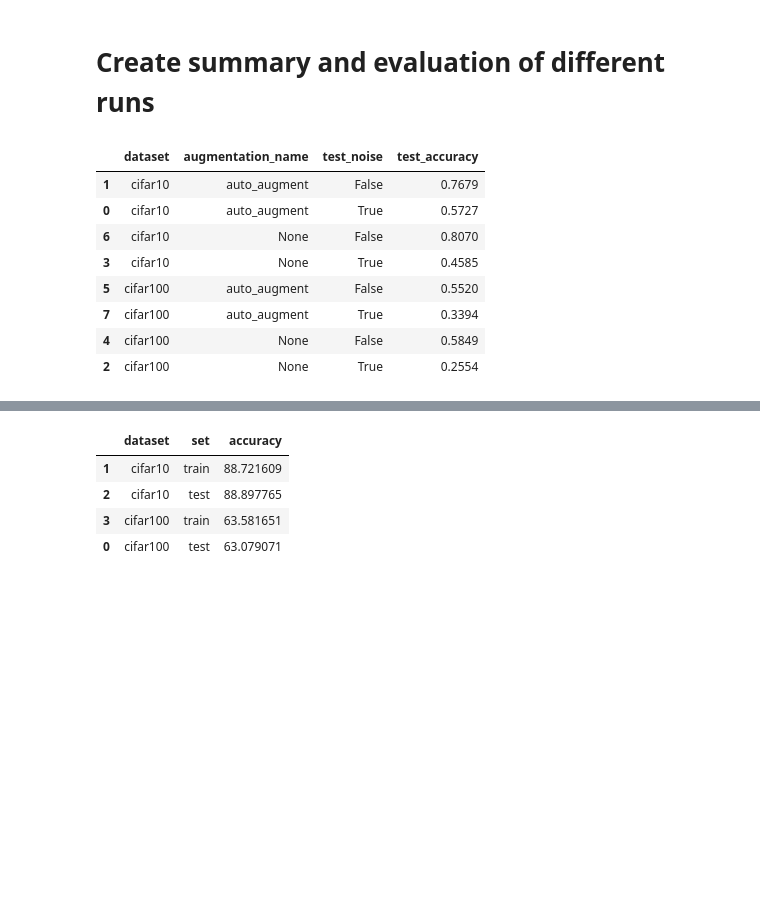
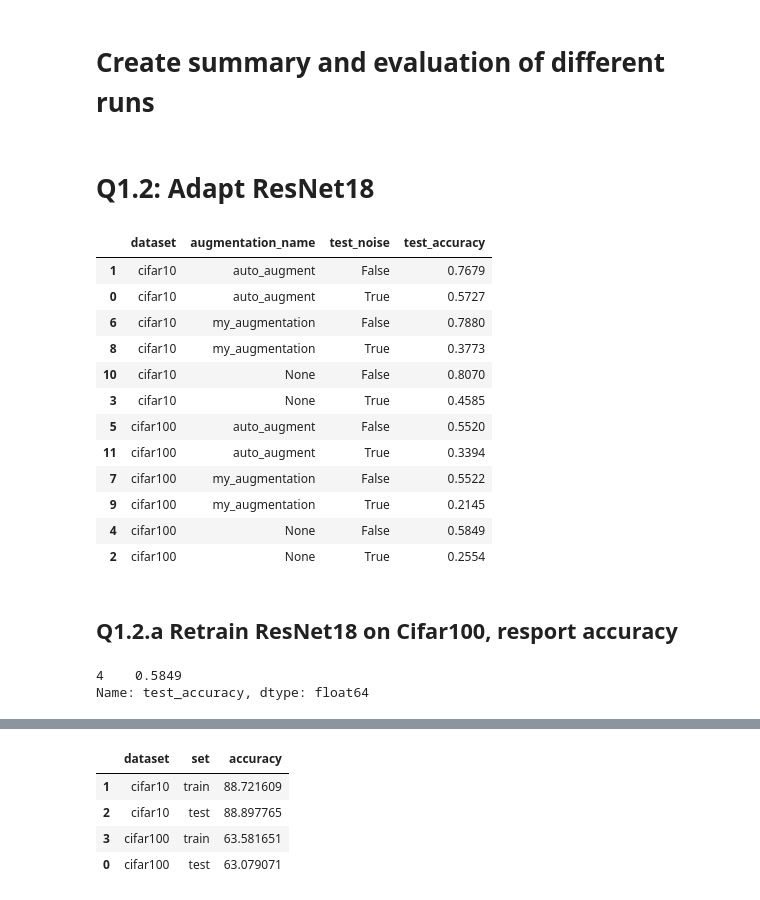
Before and after one commit to adamdivak/uvadlc_practicals_2023, a Jupyter notebook: assignment2/evaluate.ipynb, the cells around one changed output, grey strips where cells are left out. Drawn from its saved outputs; the diff is of its cells as text; code cells hidden in the pictures; blank space fills up the shorter version.

```diff
--- a/assignment2/evaluate.ipynb
+++ b/assignment2/evaluate.ipynb
@@ -27,12 +36,26 @@ vp_dp_df = load_jsons_to_df(snellius_results / "results_vp")
+# %% [markdown]
+# Q1.2: Adapt ResNet18
 # %%
-resnet_df.sort_values(["dataset", "augmentation_name", "test_noise"])
+resnet_df = resnet_df.sort_values(["dataset", "augmentation_name", "test_noise"])
+resnet_df
 # %% [output]
 |  | dataset | augmentation_name | test_noise | test_accuracy |
 | 1 | cifar10 | auto_augment | False | 0.7679 |
 | 0 | cifar10 | auto_augment | True | 0.5727 |
-| 6 | cifar10 | None | False | 0.8070 |
+| 6 | cifar10 | my_augmentation | False | 0.7880 |
+| 8 | cifar10 | my_augmentation | True | 0.3773 |
+| 10 | cifar10 | None | False | 0.8070 |
 | 3 | cifar10 | None | True | 0.4585 |
 | 5 | cifar100 | auto_augment | False | 0.5520 |
-| 7 | cifar100 | auto_augment | True | 0.3394 |
+| 11 | cifar100 | auto_augment | True | 0.3394 |
+| 7 | cifar100 | my_augmentation | False | 0.5522 |
+| 9 | cifar100 | my_augmentation | True | 0.2145 |
 | 4 | cifar100 | None | False | 0.5849 |
 | 2 | cifar100 | None | True | 0.2554 |
+# %% [markdown]
+## Q1.2.a Retrain ResNet18 on Cifar100, resport accuracy
+# %%
+resnet_df.query("dataset == 'cifar100' and test_noise == False and augmentation_name.isnull()")["test_accuracy"]
+# %% [output]
+4    0.5849
+Name: test_accuracy, dtype: float64
```
Also changed, not shown: parts of 35 cells of this notebook, 9 other files.
